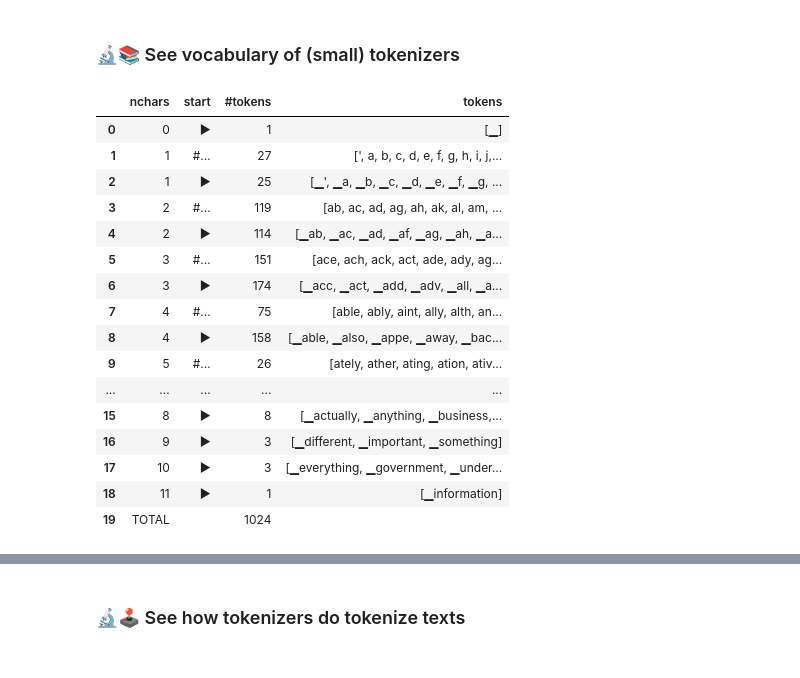
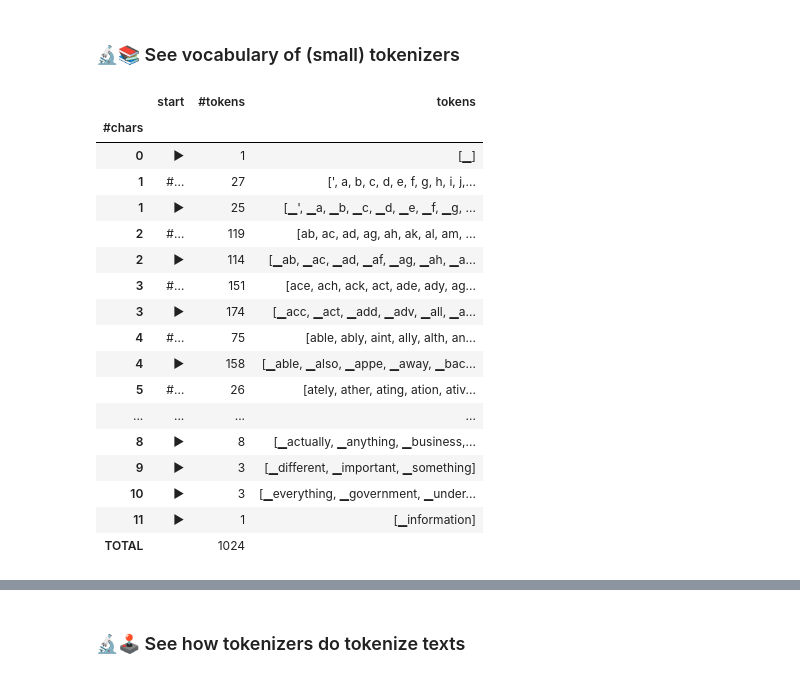
Before and after one commit to Jeronymous/deep_learning_notebooks, a Jupyter notebook: tokenizers.ipynb, the cells around one changed output, grey strips where cells are left out. Saved outputs shown, nothing was run; the diff lists cells and outputs as text; code cells hidden in the pictures.

Commit message:
remove boring column index of DataFrames

```diff
--- a/tokenizers.ipynb
+++ b/tokenizers.ipynb
@@ -477,20 +477,22 @@ def sorted_vocabulary(tokenizer):
     for (nchars, sow) in sorted(tokens_by_length):
         tokens = sorted(tokens_by_length[(nchars, sow)])
         data.append({
-            "nchars": nchars,
+            "#chars": nchars,
             "start": "▶" if sow else "#…",
             "#tokens": len(tokens),
             "tokens": tokens # normalize_for_display(tokens, is_token=True),
         })
 
     data.append({
-        "nchars": "TOTAL",
+        "#chars": "TOTAL",
         "start": "",
         "#tokens": sum(d["#tokens"] for d in data),
         "tokens": "",
     })
 
-    return pd.DataFrame(data)
+    data = pd.DataFrame(data)
+    data.set_index("#chars", inplace=True)
+    return data
 
 def show_templates(tokenizers=my_tokenizers, chat=None):
     if isinstance(tokenizers, str):
@@ -1170,23 +1189,26 @@ for output in encode_decode(
 # %% [markdown]
 <h3 id="vocabulary">🔬📚 See vocabulary of (small) tokenizers</h3>
 # %%
-sorted_vocabulary("Parakeet")
+sorted_vocabulary(
+    "Parakeet"
+)
 # %% [output]
-|  | nchars | start | #tokens | tokens |
-| 0 | 0 | ▶ | 1 | [▁] |
-| 1 | 1 | #… | 27 | [', a, b, c, d, e, f, g, h, i, j,... |
-| 2 | 1 | ▶ | 25 | [▁', ▁a, ▁b, ▁c, ▁d, ▁e, ▁f, ▁g, ... |
-| 3 | 2 | #… | 119 | [ab, ac, ad, ag, ah, ak, al, am, ... |
-| 4 | 2 | ▶ | 114 | [▁ab, ▁ac, ▁ad, ▁af, ▁ag, ▁ah, ▁a... |
-| 5 | 3 | #… | 151 | [ace, ach, ack, act, ade, ady, ag... |
-| 6 | 3 | ▶ | 174 | [▁acc, ▁act, ▁add, ▁adv, ▁all, ▁a... |
-| 7 | 4 | #… | 75 | [able, ably, aint, ally, alth, an... |
-| 8 | 4 | ▶ | 158 | [▁able, ▁also, ▁appe, ▁away, ▁bac... |
-| 9 | 5 | #… | 26 | [ately, ather, ating, ation, ativ... |
-| ... | ... | ... | ... | ... |
-| 15 | 8 | ▶ | 8 | [▁actually, ▁anything, ▁business,... |
-| 16 | 9 | ▶ | 3 | [▁different, ▁important, ▁something] |
-| 17 | 10 | ▶ | 3 | [▁everything, ▁government, ▁under... |
-| 18 | 11 | ▶ | 1 | [▁information] |
-| 19 | TOTAL |  | 1024 |  |
+|  | start | #tokens | tokens |
+| #chars |  |  |  |
+| 0 | ▶ | 1 | [▁] |
+| 1 | #… | 27 | [', a, b, c, d, e, f, g, h, i, j,... |
+| 1 | ▶ | 25 | [▁', ▁a, ▁b, ▁c, ▁d, ▁e, ▁f, ▁g, ... |
+| 2 | #… | 119 | [ab, ac, ad, ag, ah, ak, al, am, ... |
+| 2 | ▶ | 114 | [▁ab, ▁ac, ▁ad, ▁af, ▁ag, ▁ah, ▁a... |
+| 3 | #… | 151 | [ace, ach, ack, act, ade, ady, ag... |
+| 3 | ▶ | 174 | [▁acc, ▁act, ▁add, ▁adv, ▁all, ▁a... |
+| 4 | #… | 75 | [able, ably, aint, ally, alth, an... |
+| 4 | ▶ | 158 | [▁able, ▁also, ▁appe, ▁away, ▁bac... |
+| 5 | #… | 26 | [ately, ather, ating, ation, ativ... |
+| ... | ... | ... | ... |
+| 8 | ▶ | 8 | [▁actually, ▁anything, ▁business,... |
+| 9 | ▶ | 3 | [▁different, ▁important, ▁something] |
+| 10 | ▶ | 3 | [▁everything, ▁government, ▁under... |
+| 11 | ▶ | 1 | [▁information] |
+| TOTAL |  | 1024 |  |
 # %%
```
Also changed, not shown: parts of 15 cells of this notebook.
